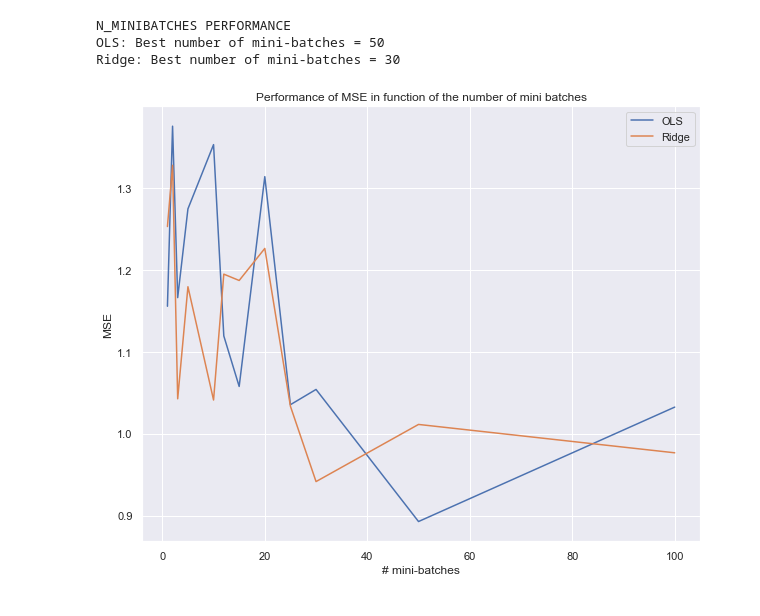
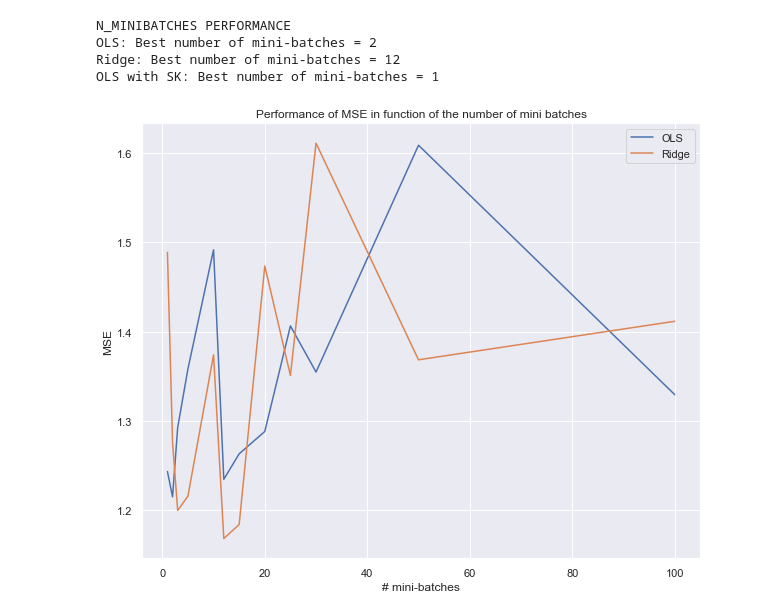
Before and after one commit to adelezaini/MachineLearning, a Jupyter notebook: Projects/Project2/Testing_task1.ipynb, the cells around one changed output. Saved outputs shown, nothing was run; the diff lists cells and outputs as text; code cells hidden in the pictures.

```diff
--- a/Projects/Project2/Testing_task1.ipynb
+++ b/Projects/Project2/Testing_task1.ipynb
@@ -61,7 +61,7 @@ mse_ridge = np.zeros(nlambdas)
 
 for i in range(nlambdas):
     ridge.set_lambda(lambdas[i])
-    ridge.fitSGD(n_epochs = n_epochs, m = m)
+    ridge.fitSGD(n_epochs = n_epochs, M = M)
     mse_ridge[i] = ols.MSE_test()
 
 ind= find_min_indexes(mse_ridge)[0]
@@ -95,8 +95,8 @@ mse_ols_sk = np.zeros((len(t0_vals), len(t1_vals)))
 for i in range(len(t0_vals)):
     for j in range(len(t1_vals)):
 
-        ols.fitSGD(n_epochs, m, t0_vals[i], t1_vals[j])
-        ridge.fitSGD(n_epochs, m, t0_vals[i], t1_vals[j])
+        ols.fitSGD(n_epochs, M, t0=t0_vals[i], t1=t1_vals[j])
+        ridge.fitSGD(n_epochs, M, t0=t0_vals[i], t1=t1_vals[j])
 
         mse_ols[i][j] = ols.MSE_test()
         mse_ridge[i][j] = ridge.MSE_test()
@@ -162,38 +162,40 @@ mse_ols_sk = np.zeros((len(m_vals)))
 
 for i in range(len(m_vals)):
 
-    y_pred_ols = ols.predictSGD_BS(n_epochs, i, t0_ols, t1_ols)
-    y_pred_ridge = ridge.predictSGD_BS(n_epochs, i, t0_ridge, t1_ridge)
+    M = int(n/m_vals[i])
+    y_pred_ols = ols.predictSGD_BS(n_epochs, M, t0=t0_ols, t1=t1_ols)
+    y_pred_ridge = ridge.predictSGD_BS(n_epochs, M, t0=t0_ridge, t1=t1_ridge)
 
     mse_ols[i] = MSE_BS(y_pred_ols, ols.y_test) #ols.MSE_test()
     mse_ridge[i] = MSE_BS(y_pred_ridge, ridge.y_test) #ridge.MSE_test()
 
     #ols.predictSGD()
     #mse_ols_sk[i] = ols.MSE_test()
 
 ind= find_min_indexes(mse_ols)[0]
 m_ols = m_vals[ind]
 print("OLS: Best number of mini-batches = "+str(m_ols))
 ind= find_min_indexes(mse_ridge)[0]
 m_ridge = m_vals[ind]
 print("Ridge: Best number of mini-batches = "+str(m_ridge))
 ind= find_min_indexes(mse_ols_sk)[0]
 print("OLS with SK: Best number of mini-batches = "+str(m_vals[ind]))
 
 fig = plt.figure(figsize=(10,8))
 plt.plot(m_vals,mse_ols, label="OLS")
 plt.plot(m_vals,mse_ridge, label="Ridge")
 plt.xlabel("# mini-batches")
 plt.ylabel("MSE")
 plt.title("Performance of MSE in function of the number of mini batches")
 plt.grid(True)
 plt.legend()
 plt.show()
 # %% [output]
 N_MINIBATCHES PERFORMANCE
-OLS: Best number of mini-batches = 50
-Ridge: Best number of mini-batches = 30
+OLS: Best number of mini-batches = 2
+Ridge: Best number of mini-batches = 12
+OLS with SK: Best number of mini-batches = 1
-[figure, old version]
+[figure, new version]
 # %%
 ### N_EPOCHS
 print("N_EPOCHS PERFORMANCE")
```
Also changed, not shown: parts of 5 cells of this notebook, 9 other files.
